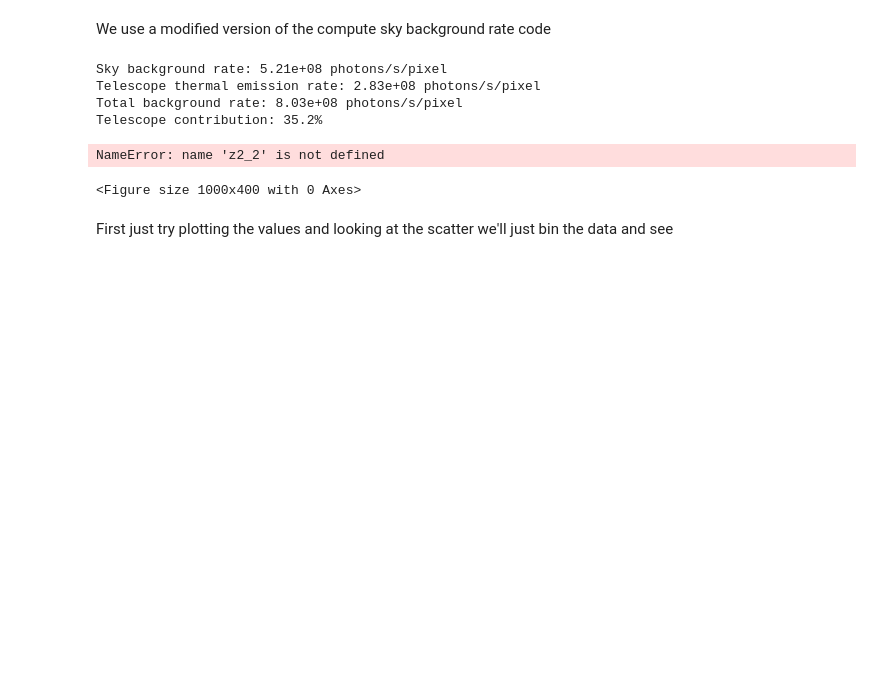
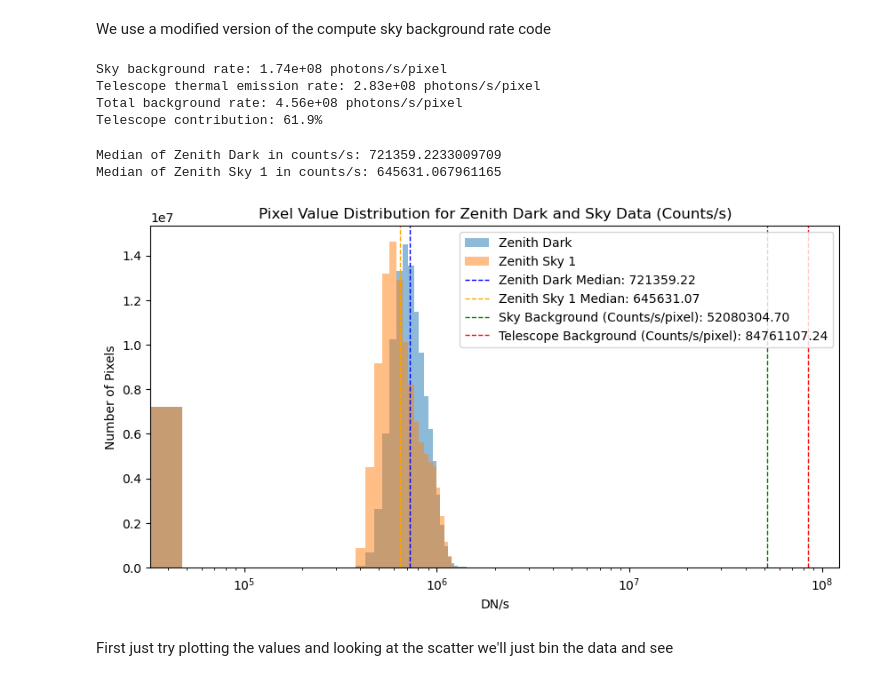
Before and after one commit to chase-urasaki/mirsi_sims, a Jupyter notebook: 260203_analysis.ipynb, the cells around one changed output. Cells and saved outputs as stored; diff of their text form; code cells hidden in the pictures; blank space fills up the shorter version.

```diff
--- a/260203_analysis.ipynb
+++ b/260203_analysis.ipynb
@@ -387,21 +387,47 @@ We use a modified version of the compute sky background rate code
 # %%
 from sky_sim import compute_sky_background_rate_with_tel
 
-sky_background_rate = compute_sky_background_rate_with_tel(
+background_rate, sky_rate, telescope_rate = compute_sky_background_rate_with_tel(
     wavelength=10e-6,
-    temperature_sky=250,      # Typical sky at 10 μm
-    temperature_telescope=273, # Room temperature mirror
+    temperature_sky=250,      # 10 μm
+    temperature_telescope=273, # mirror
     emissivity_telescope=0.1   # Aluminum mirror
 )
 # %% [output]
-Sky background rate: 5.21e+08 photons/s/pixel
+Sky background rate: 1.74e+08 photons/s/pixel
 Telescope thermal emission rate: 2.83e+08 photons/s/pixel
-Total background rate: 8.03e+08 photons/s/pixel
-Telescope contribution: 35.2%
+Total background rate: 4.56e+08 photons/s/pixel
+Telescope contribution: 61.9%
 # %%
+QE = 0.3 # Typical mid-IR detector quantum efficiency
+
+# Add the expected sky and telescope background rates in counts/s/pixel to the plot as vertical lines
+plt.figure(figsize=(10,5))
+plt.hist(zenith_dark_data.flatten() / 0.0103, bins=100, alpha=0.5, label='Zenith Dark')
+plt.hist(zenith_sky_1_data.flatten() / 0.0103, bins=100, alpha=0.5, label='Zenith Sky 1')
+plt.xlabel('DN/s')
+plt.ylabel('Number of Pixels')
+plt.title('Pixel Value Distribution for Zenith Dark and Sky Data (Counts/s)')
+
+# print the median of the dark and the zenith sky one in counts/s
+print(f'Median of Zenith Dark in counts/s: {np.median(zenith_dark_data.flatten() / 0.0103)}')
+print(f'Median of Zenith Sky 1 in counts/s: {np.median(zenith_sky_1_data.flatten() / 0.0103)}')
+
+axvline_dark = np.median(zenith_dark_data.flatten() / 0.0103)
+axvline_sky_1 = np.median(zenith_sky_1_data.flatten() / 0.0103)
+plt.axvline(axvline_dark, color='blue', linestyle='dashed', linewidth=1, label=f'Zenith Dark Median: {axvline_dark:.2f}')
+plt.axvline(axvline_sky_1, color='orange', linestyle='dashed', linewidth=1, label=f'Zenith Sky 1 Median: {axvline_sky_1:.2f}')
+axvline_sky = sky_rate * QE
+axvline_tel = telescope_rate * QE
+plt.axvline(axvline_sky, color='green', linestyle='dashed', linewidth=1, label=f'Sky Background (Counts/s/pixel): {axvline_sky:.2f}')
+plt.axvline(axvline_tel, color='red', linestyle='dashed', linewidth=1, label=f'Telescope Background (Counts/s/pixel): {axvline_tel:.2f}')
+plt.legend()
+plt.xscale('log')
+plt.show()
 # %% [output]
-NameError: name 'z2_2' is not defined
+Median of Zenith Dark in counts/s: 721359.2233009709
+Median of Zenith Sky 1 in counts/s: 645631.067961165
-<Figure size 1000x400 with 0 Axes>
+[figure, added]
 # %%
 from scipy.ndimage import uniform_filter1d
 # %% [markdown]
```
Also changed, not shown: 1 other file.
